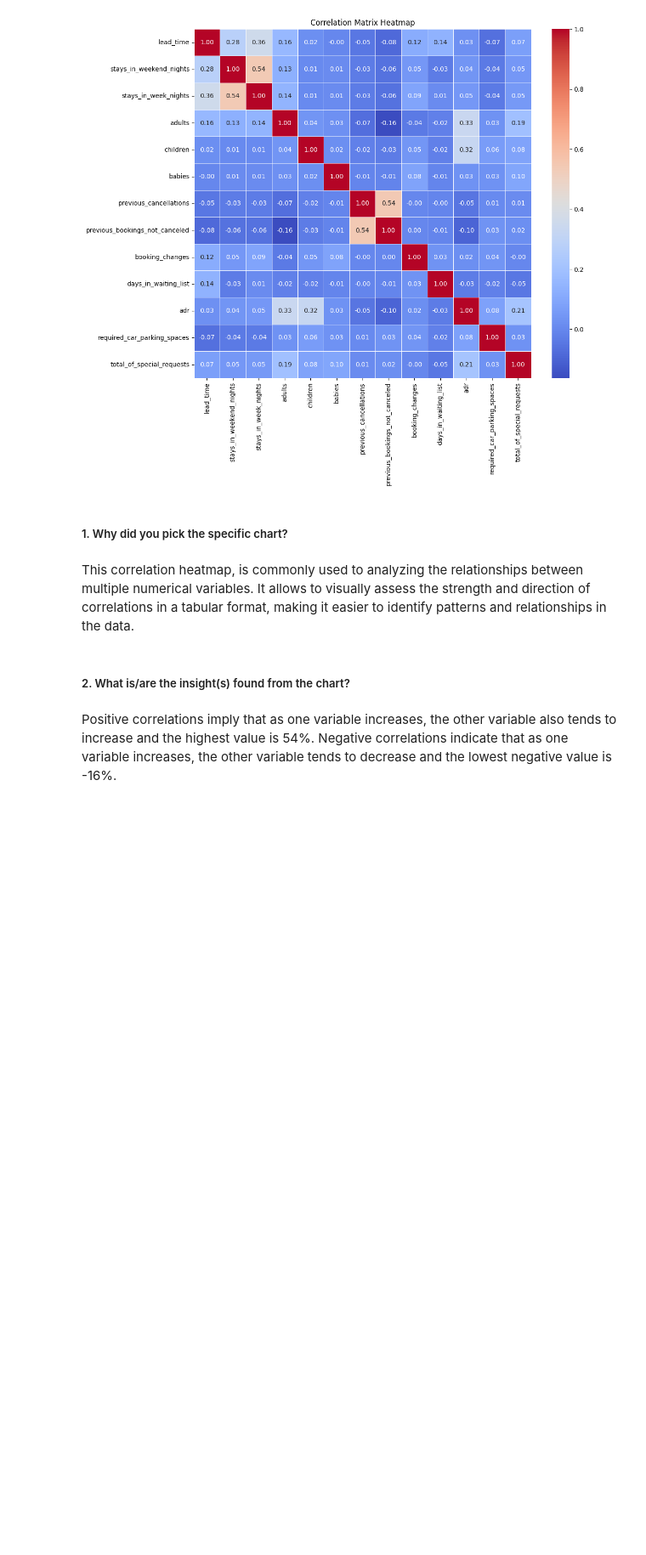
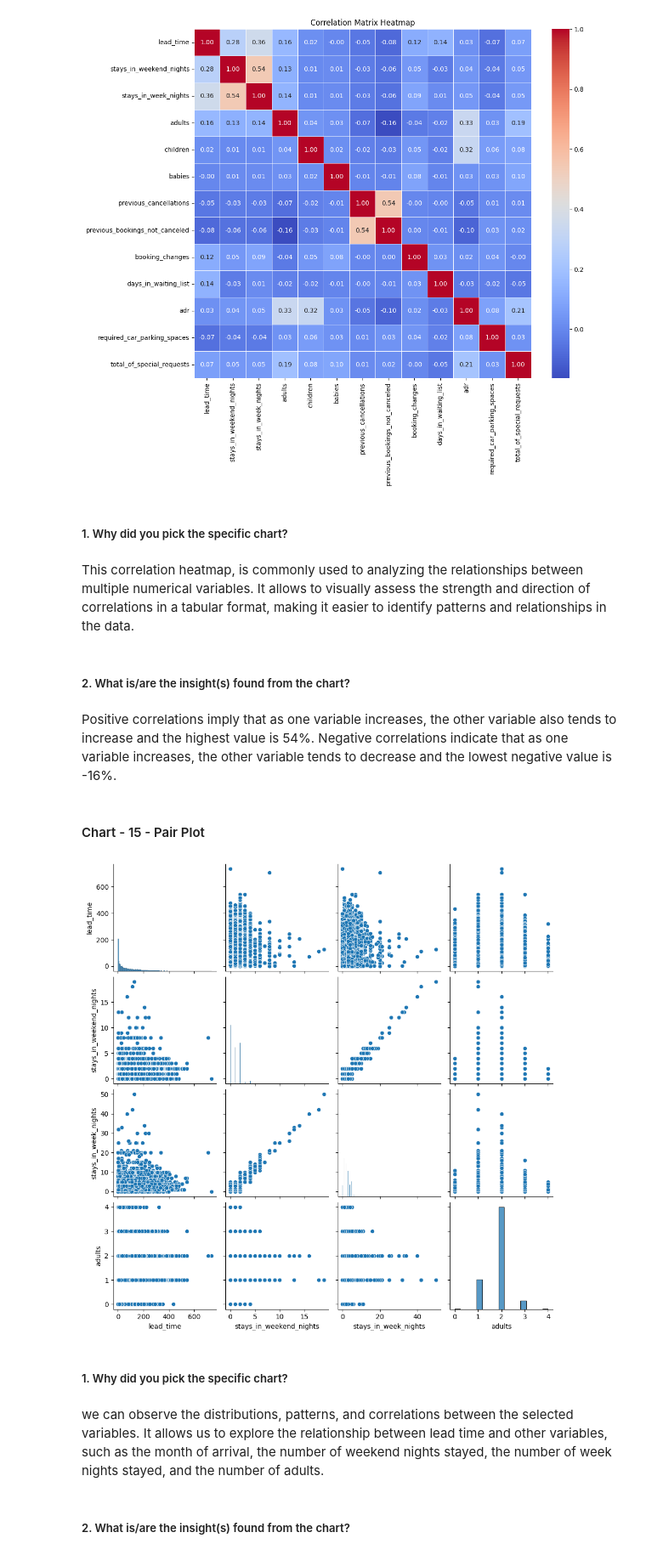
Before and after one commit to Sakshi1127/almabettercapstoneproject, a Jupyter notebook: EDA_Hotel_Booking_analysis.ipynb, the cells around one changed output. Shown at 85% size. Cells and saved outputs as stored; diff of their text form; code cells hidden in the pictures; blank space fills up the shorter version.

```diff
--- a/EDA_Hotel_Booking_analysis.ipynb
+++ b/EDA_Hotel_Booking_analysis.ipynb
@@ -967,3 +1004,5 @@ This  correlation heatmap, is commonly used to analyzing the relationships betwe
 # %% [markdown]
 Positive correlations imply that as one variable increases, the other variable also tends to increase and the highest value is 54%.
 Negative correlations indicate that as one variable increases, the other variable tends to decrease and the lowest negative value is -16%.
+# %% [markdown]
+#### Chart - 15 - Pair Plot
@@ -969,0 +1011,18 @@ Negative correlations indicate that as one variable increases, the other variabl
+# %%
+# Select the relevant columns for the pair plot
+columns = ['lead_time', 'arrival_date_month', 'stays_in_weekend_nights', 'stays_in_week_nights', 'adults']
+
+# Create a subset of the data with the selected columns
+subset_data = data_set[columns]
+
+# Create the pair plot
+sns.pairplot(subset_data)
+plt.show()
+# %% [output]
+[figure, added]
+# %% [markdown]
+##### 1. Why did you pick the specific chart?
+# %% [markdown]
+we can observe the distributions, patterns, and correlations between the selected variables. It allows us to explore the relationship between lead time and other variables, such as the month of arrival, the number of weekend nights stayed, the number of week nights stayed, and the number of adults.
+# %% [markdown]
+##### 2. What is/are the insight(s) found from the chart?
```
Also changed, not shown: parts of 19 cells of this notebook.
